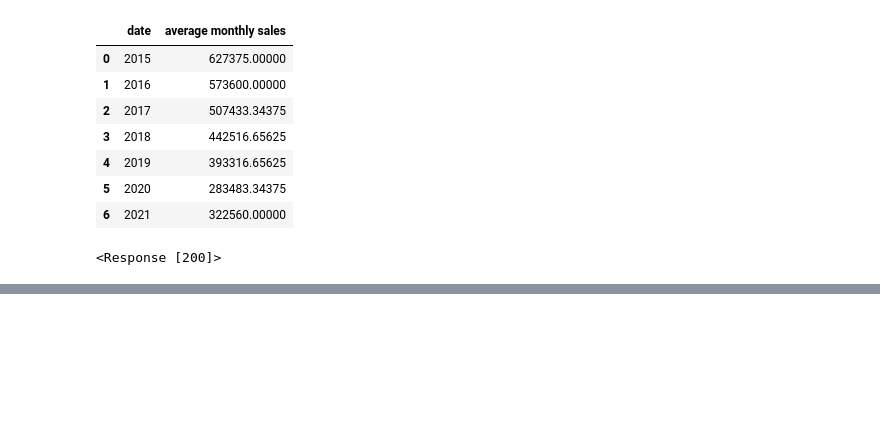
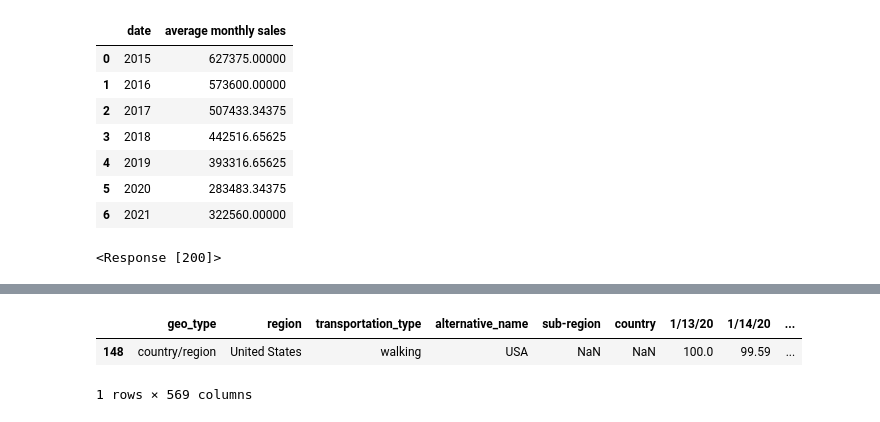
Before and after one commit to dakotajcollins/Car_Dealership, a Jupyter notebook: Dakota File/Dakota Workbook.ipynb, the cells around one changed output, grey strips where cells are left out. Cells and saved outputs as stored; diff of their text form; code cells hidden in the pictures; blank space fills up the shorter version.

```diff
--- a/Dakota File/Dakota Workbook.ipynb
+++ b/Dakota File/Dakota Workbook.ipynb
@@ -143,0 +221,14 @@ lockdown_df.head(57)
+# %%
+file2="../csv/applemobilitytrends-2021-07-28.csv"
+mobility_df=pd.read_csv(file2)
+#mobility_df.columns
+us_mobility_df=mobility_df.loc[mobility_df['region']=='United States']
+#us_mobility_df.set_index('transportation_type')
+us_mobility.to_csv('/Users/owner/Desktop/DataClass/Project 1/Car_Dealership/csv')
+
+us_mobility_df_walking=us_mobility_df.loc[us_mobility_df['transportation_type']=='walking']
+us_mobility_df_walking
+# %% [output]
+|  | geo_type | region | transportation_type | alternative_name | sub-region | country | 1/13/20 | 1/14/20 | ... |
+| 148 | country/region | United States | walking | USA | NaN | NaN | 100.0 | 99.59 | ... |
+1 rows × 569 columns
```
Also changed, not shown: parts of 16 cells of this notebook, 2 other files.
